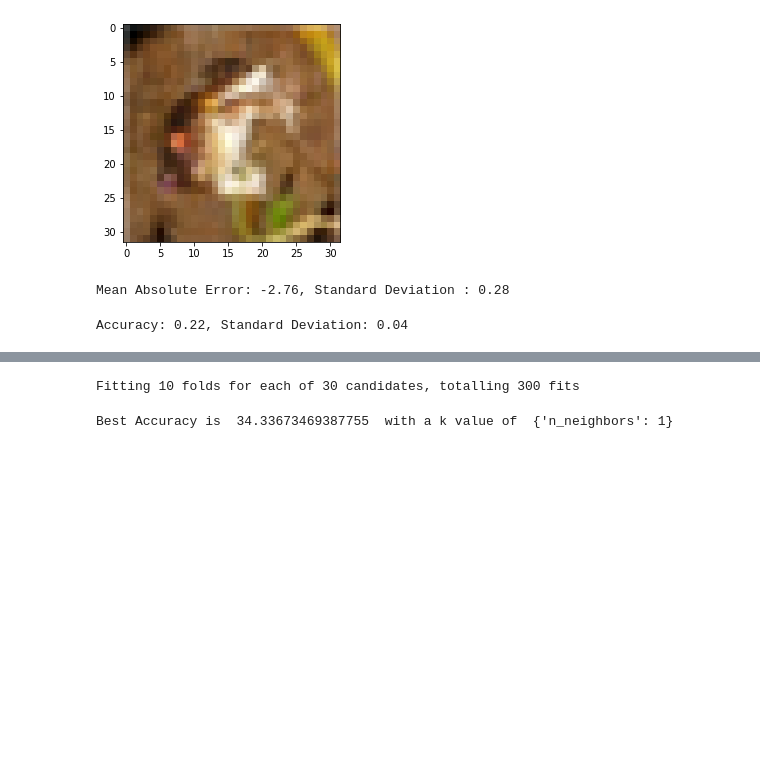
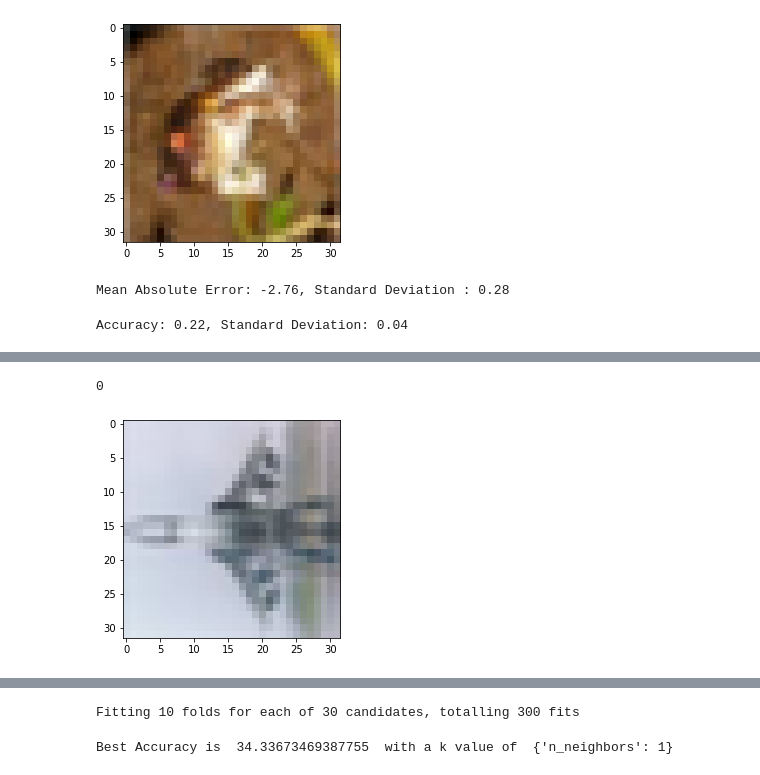
Before and after one commit to Voltflare/cs7394-comicsansonly, a Jupyter notebook: Project 3/Project 3- CIFAR-10.ipynb, the cells around one changed output, grey strips where cells are left out. Cells and saved outputs as stored; diff of their text form; code cells hidden in the pictures; blank space fills up the shorter version.

```diff
--- a/Project 3/Project 3- CIFAR-10.ipynb
+++ b/Project 3/Project 3- CIFAR-10.ipynb
@@ -200,0 +237,10 @@ At least it's *consistently* wrong, right? Let's try to make it better with Grid
+# %%
+#Airplane example
+image = x_train[284, :]
+image = np.reshape(image, (32,32,3), order='F' )
+plt.imshow(image)
+
+y_train[284]
+# %% [output]
+0
+[figure, added]
```
Also changed, not shown: parts of 11 cells of this notebook.
